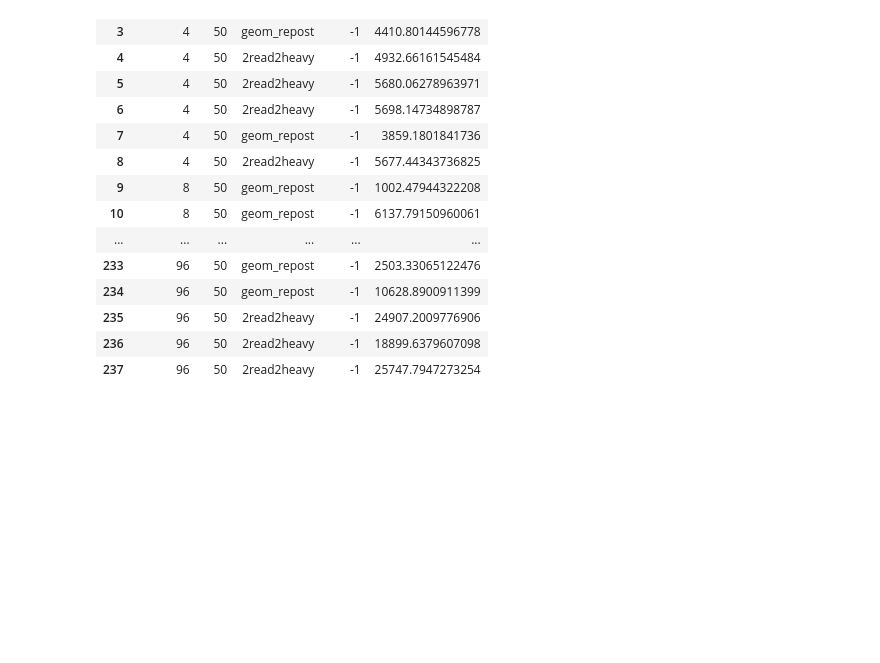
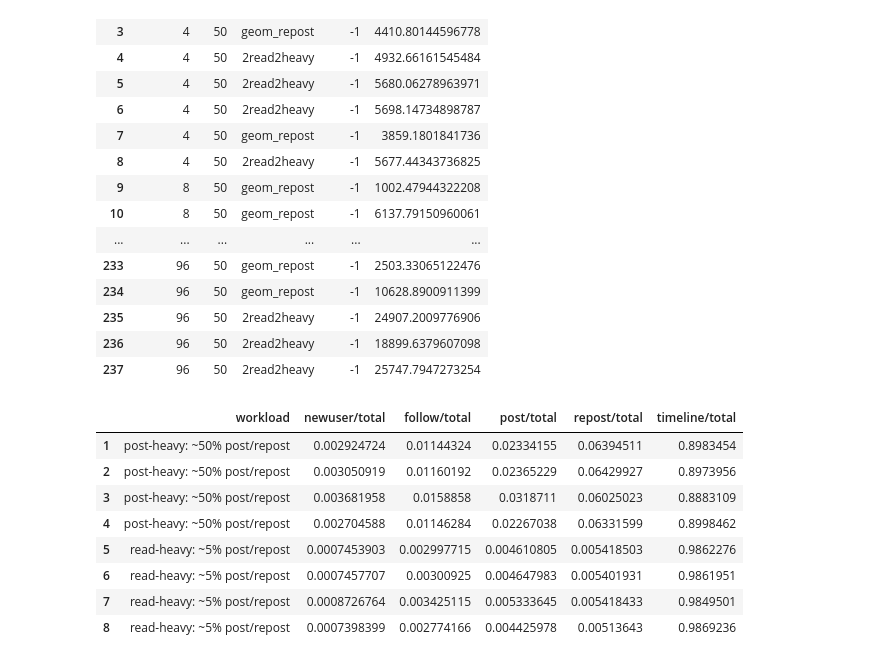
Before and after one commit to bholt/claret-doc, a Jupyter notebook: usenix16/data/scratch.ipynb, the cells around one changed output. Cells and saved outputs as stored; diff of their text form; code cells hidden in the pictures; blank space fills up the shorter version.

```diff
--- a/usenix16/data/scratch.ipynb
+++ b/usenix16/data/scratch.ipynb
@@ -70,0 +100,12 @@ sql("SELECT nthreads, rate, mix, alpha, throughput FROM d")
+# %%
+sql("SELECT workload, newuser/total, follow/total, post/total, repost/total, timeline/total FROM s WHERE nthreads = 64")
+# %% [output]
+|  | workload | newuser/total | follow/total | post/total | repost/total | timeline/total |
+| 1 | post-heavy: ~50% post/repost | 0.002924724 | 0.01144324 | 0.02334155 | 0.06394511 | 0.8983454 |
+| 2 | post-heavy: ~50% post/repost | 0.003050919 | 0.01160192 | 0.02365229 | 0.06429927 | 0.8973956 |
+| 3 | post-heavy: ~50% post/repost | 0.003681958 | 0.0158858 | 0.0318711 | 0.06025023 | 0.8883109 |
+| 4 | post-heavy: ~50% post/repost | 0.002704588 | 0.01146284 | 0.02267038 | 0.06331599 | 0.8998462 |
+| 5 | read-heavy: ~5% post/repost | 0.0007453903 | 0.002997715 | 0.004610805 | 0.005418503 | 0.9862276 |
+| 6 | read-heavy: ~5% post/repost | 0.0007457707 | 0.00300925 | 0.004647983 | 0.005401931 | 0.9861951 |
+| 7 | read-heavy: ~5% post/repost | 0.0008726764 | 0.003425115 | 0.005333645 | 0.005418433 | 0.9849501 |
+| 8 | read-heavy: ~5% post/repost | 0.0007398399 | 0.002774166 | 0.004425978 | 0.00513643 | 0.9869236 |
```
Also changed, not shown: parts of 9 cells of this notebook, 7 other files.
